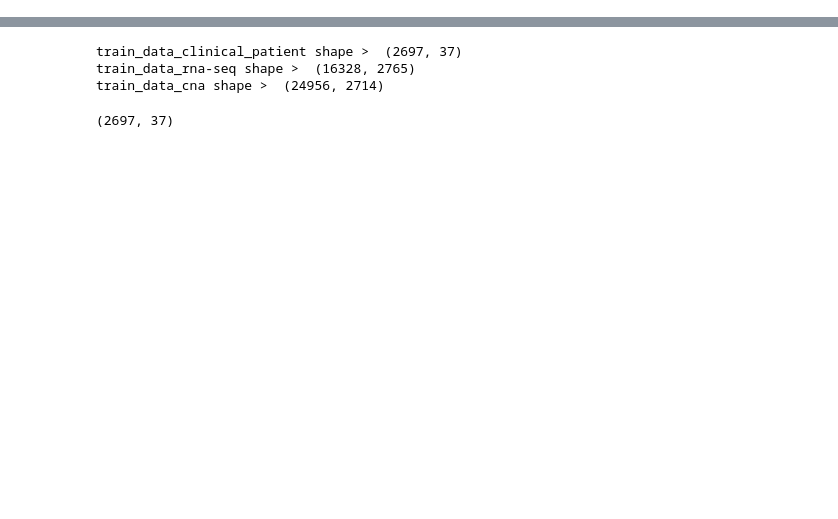
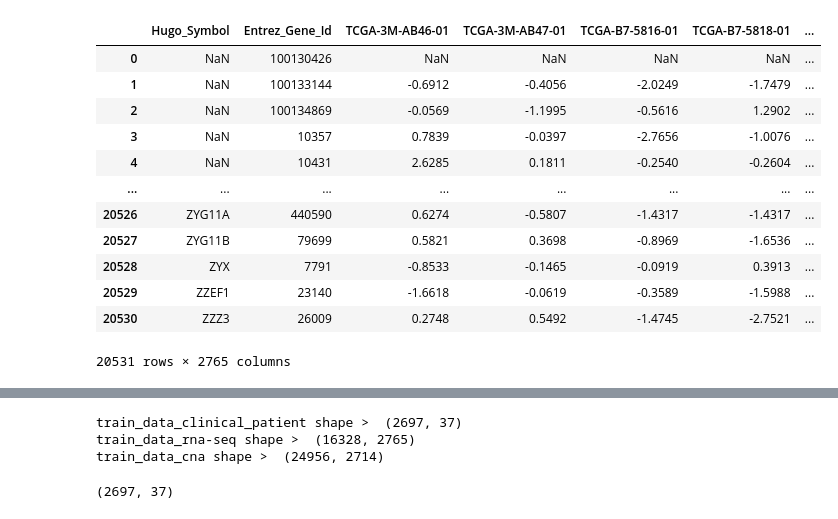
Before and after one commit to brightdragom/AI-project, a Jupyter notebook: lastproject.ipynb, the cells around one changed output, grey strips where cells are left out. Saved outputs shown, nothing was run; the diff lists cells and outputs as text; code cells hidden in the pictures; blank space fills up the shorter version.

```diff
--- a/lastproject.ipynb
+++ b/lastproject.ipynb
@@ -7,5 +7,21 @@ df1 = pd.read_csv("./sm-ai/train_data_clinical_patient.csv")
 #df1 = df1.dropna()
 # %%
 df2 = pd.read_csv("./sm-ai/train_data_rna-seq.csv")
-df2 =df2.dropna()
+#df2 =df2.dropna()
+# %%
+df2
+# %% [output]
+|  | Hugo_Symbol | Entrez_Gene_Id | TCGA-3M-AB46-01 | TCGA-3M-AB47-01 | TCGA-B7-5816-01 | TCGA-B7-5818-01 | ... |
+| 0 | NaN | 100130426 | NaN | NaN | NaN | NaN | ... |
+| 1 | NaN | 100133144 | -0.6912 | -0.4056 | -2.0249 | -1.7479 | ... |
+| 2 | NaN | 100134869 | -0.0569 | -1.1995 | -0.5616 | 1.2902 | ... |
+| 3 | NaN | 10357 | 0.7839 | -0.0397 | -2.7656 | -1.0076 | ... |
+| 4 | NaN | 10431 | 2.6285 | 0.1811 | -0.2540 | -0.2604 | ... |
+| ... | ... | ... | ... | ... | ... | ... | ... |
+| 20526 | ZYG11A | 440590 | 0.6274 | -0.5807 | -1.4317 | -1.4317 | ... |
+| 20527 | ZYG11B | 79699 | 0.5821 | 0.3698 | -0.8969 | -1.6536 | ... |
+| 20528 | ZYX | 7791 | -0.8533 | -0.1465 | -0.0919 | 0.3913 | ... |
+| 20529 | ZZEF1 | 23140 | -1.6618 | -0.0619 | -0.3589 | -1.5988 | ... |
+| 20530 | ZZZ3 | 26009 | 0.2748 | 0.5492 | -1.4745 | -2.7521 | ... |
+20531 rows × 2765 columns
 # %%
```
Also changed, not shown: parts of 25 cells of this notebook.
